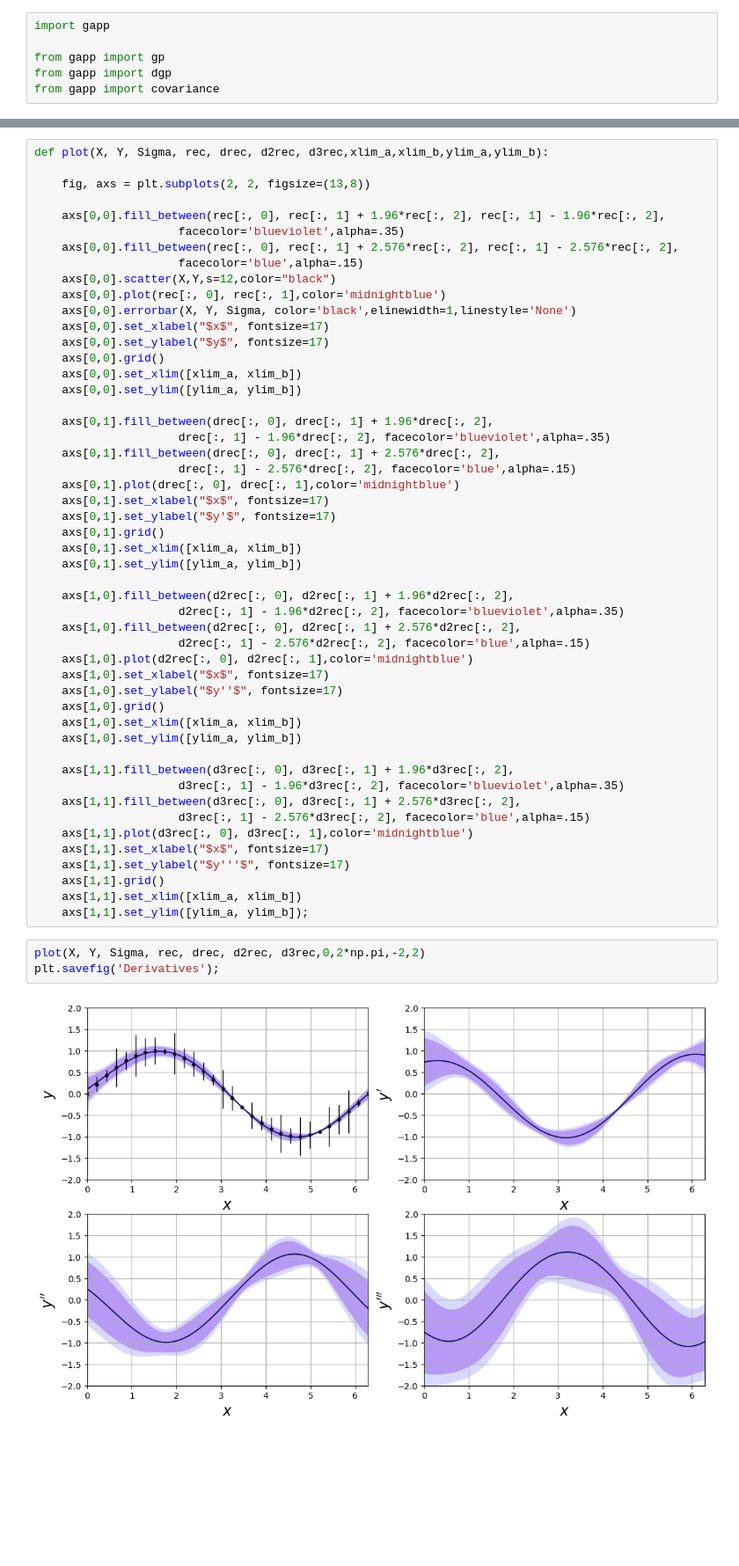
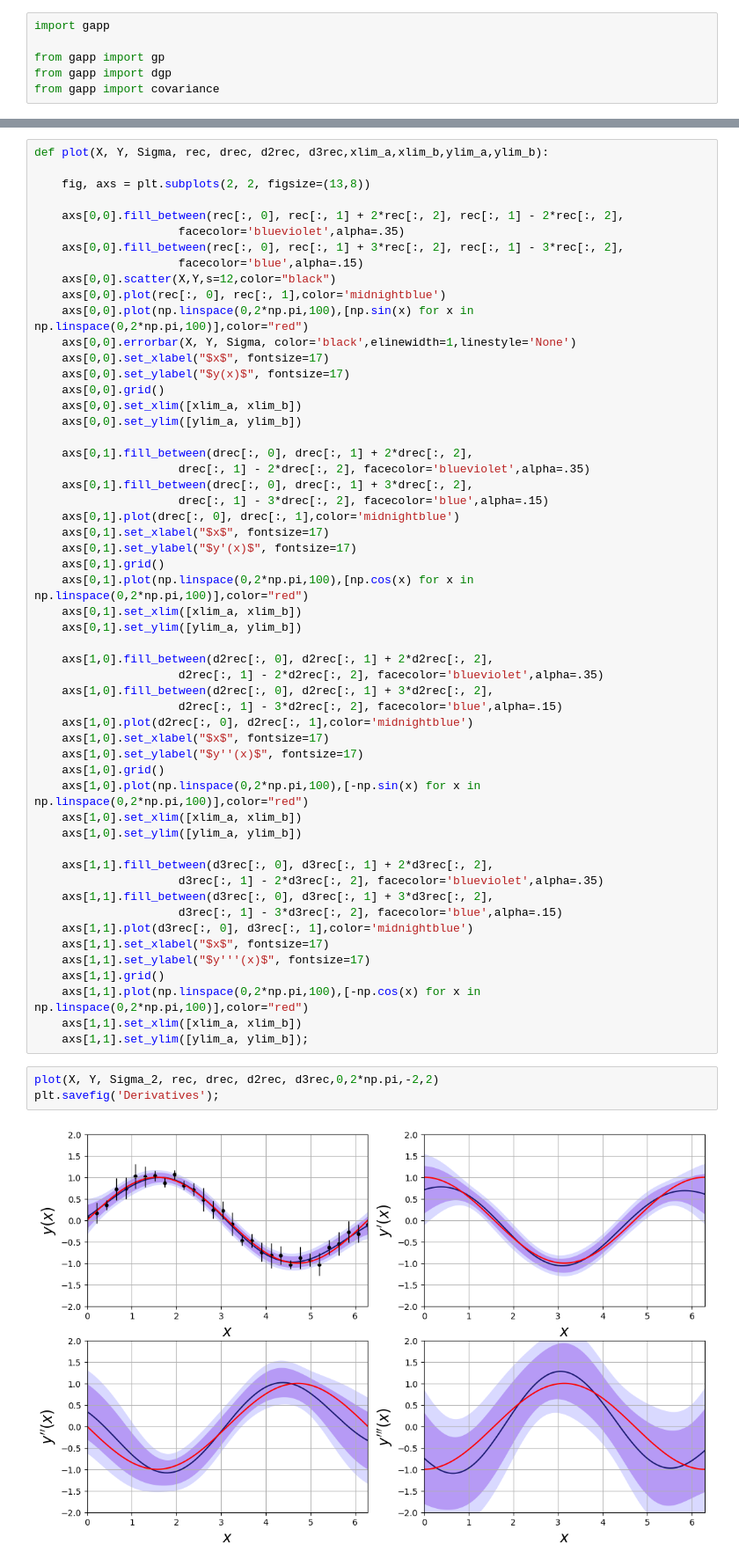
Before and after one commit to JesusUg2497/GP_in_Cosmology, a Jupyter notebook: 1-Gaussian_Processes_Regression.ipynb, the cells around one changed output, grey strips where cells are left out. Shown: that part at 88% size. Cells and saved outputs as stored; diff of their text form; blank space fills up the shorter version.

```diff
--- a/1-Gaussian_Processes_Regression.ipynb
+++ b/1-Gaussian_Processes_Regression.ipynb
@@ -154,53 +166,57 @@ def plot(X, Y, Sigma, rec, drec, d2rec, d3rec,xlim_a,xlim_b,ylim_a,ylim_b):
 
     fig, axs = plt.subplots(2, 2, figsize=(13,8))
 
-    axs[0,0].fill_between(rec[:, 0], rec[:, 1] + 1.96*rec[:, 2], rec[:, 1] - 1.96*rec[:, 2],
+    axs[0,0].fill_between(rec[:, 0], rec[:, 1] + 2*rec[:, 2], rec[:, 1] - 2*rec[:, 2],
                      facecolor='blueviolet',alpha=.35)
-    axs[0,0].fill_between(rec[:, 0], rec[:, 1] + 2.576*rec[:, 2], rec[:, 1] - 2.576*rec[:, 2],
+    axs[0,0].fill_between(rec[:, 0], rec[:, 1] + 3*rec[:, 2], rec[:, 1] - 3*rec[:, 2],
                      facecolor='blue',alpha=.15)
     axs[0,0].scatter(X,Y,s=12,color="black")
     axs[0,0].plot(rec[:, 0], rec[:, 1],color='midnightblue')
+    axs[0,0].plot(np.linspace(0,2*np.pi,100),[np.sin(x) for x in np.linspace(0,2*np.pi,100)],color="red")
     axs[0,0].errorbar(X, Y, Sigma, color='black',elinewidth=1,linestyle='None')
     axs[0,0].set_xlabel("$x$", fontsize=17)
-    axs[0,0].set_ylabel("$y$", fontsize=17)
+    axs[0,0].set_ylabel("$y(x)$", fontsize=17)
     axs[0,0].grid()
     axs[0,0].set_xlim([xlim_a, xlim_b])
     axs[0,0].set_ylim([ylim_a, ylim_b])
 
-    axs[0,1].fill_between(drec[:, 0], drec[:, 1] + 1.96*drec[:, 2],
-                     drec[:, 1] - 1.96*drec[:, 2], facecolor='blueviolet',alpha=.35)
-    axs[0,1].fill_between(drec[:, 0], drec[:, 1] + 2.576*drec[:, 2],
-                     drec[:, 1] - 2.576*drec[:, 2], facecolor='blue',alpha=.15)
+    axs[0,1].fill_between(drec[:, 0], drec[:, 1] + 2*drec[:, 2],
+                     drec[:, 1] - 2*drec[:, 2], facecolor='blueviolet',alpha=.35)
+    axs[0,1].fill_between(drec[:, 0], drec[:, 1] + 3*drec[:, 2],
+                     drec[:, 1] - 3*drec[:, 2], facecolor='blue',alpha=.15)
     axs[0,1].plot(drec[:, 0], drec[:, 1],color='midnightblue')
     axs[0,1].set_xlabel("$x$", fontsize=17)
-    axs[0,1].set_ylabel("$y'$", fontsize=17)
+    axs[0,1].set_ylabel("$y'(x)$", fontsize=17)
     axs[0,1].grid()
+    axs[0,1].plot(np.linspace(0,2*np.pi,100),[np.cos(x) for x in np.linspace(0,2*np.pi,100)],color="red")
     axs[0,1].set_xlim([xlim_a, xlim_b])
     axs[0,1].set_ylim([ylim_a, ylim_b])
 
-    axs[1,0].fill_between(d2rec[:, 0], d2rec[:, 1] + 1.96*d2rec[:, 2],
-                     d2rec[:, 1] - 1.96*d2rec[:, 2], facecolor='blueviolet',alpha=.35)
-    axs[1,0].fill_between(d2rec[:, 0], d2rec[:, 1] + 2.576*d2rec[:, 2],
-                     d2rec[:, 1] - 2.576*d2rec[:, 2], facecolor='blue',alpha=.15)
+    axs[1,0].fill_between(d2rec[:, 0], d2rec[:, 1] + 2*d2rec[:, 2],
+                     d2rec[:, 1] - 2*d2rec[:, 2], facecolor='blueviolet',alpha=.35)
+    axs[1,0].fill_between(d2rec[:, 0], d2rec[:, 1] + 3*d2rec[:, 2],
+                     d2rec[:, 1] - 3*d2rec[:, 2], facecolor='blue',alpha=.15)
     axs[1,0].plot(d2rec[:, 0], d2rec[:, 1],color='midnightblue')
     axs[1,0].set_xlabel("$x$", fontsize=17)
-    axs[1,0].set_ylabel("$y''$", fontsize=17)
+    axs[1,0].set_ylabel("$y''(x)$", fontsize=17)
     axs[1,0].grid()
+    axs[1,0].plot(np.linspace(0,2*np.pi,100),[-np.sin(x) for x in np.linspace(0,2*np.pi,100)],color="red")
     axs[1,0].set_xlim([xlim_a, xlim_b])
     axs[1,0].set_ylim([ylim_a, ylim_b])
 
-    axs[1,1].fill_between(d3rec[:, 0], d3rec[:, 1] + 1.96*d3rec[:, 2],
-                     d3rec[:, 1] - 1.96*d3rec[:, 2], facecolor='blueviolet',alpha=.35)
-    axs[1,1].fill_between(d3rec[:, 0], d3rec[:, 1] + 2.576*d3rec[:, 2],
-                     d3rec[:, 1] - 2.576*d3rec[:, 2], facecolor='blue',alpha=.15)
+    axs[1,1].fill_between(d3rec[:, 0], d3rec[:, 1] + 2*d3rec[:, 2],
+                     d3rec[:, 1] - 2*d3rec[:, 2], facecolor='blueviolet',alpha=.35)
+    axs[1,1].fill_between(d3rec[:, 0], d3rec[:, 1] + 3*d3rec[:, 2],
+                     d3rec[:, 1] - 3*d3rec[:, 2], facecolor='blue',alpha=.15)
     axs[1,1].plot(d3rec[:, 0], d3rec[:, 1],color='midnightblue')
     axs[1,1].set_xlabel("$x$", fontsize=17)
-    axs[1,1].set_ylabel("$y'''$", fontsize=17)
+    axs[1,1].set_ylabel("$y'''(x)$", fontsize=17)
     axs[1,1].grid()
+    axs[1,1].plot(np.linspace(0,2*np.pi,100),[-np.cos(x) for x in np.linspace(0,2*np.pi,100)],color="red")
     axs[1,1].set_xlim([xlim_a, xlim_b])
     axs[1,1].set_ylim([ylim_a, ylim_b]);
 # %%
-plot(X, Y, Sigma, rec, drec, d2rec, d3rec,0,2*np.pi,-2,2)
+plot(X, Y, Sigma_2, rec, drec, d2rec, d3rec,0,2*np.pi,-2,2)
 plt.savefig('Derivatives');
 # %% [output]
-[figure, old version]
+[figure, new version]
```
Also changed, not shown: parts of 6 cells of this notebook, 3 other files.
